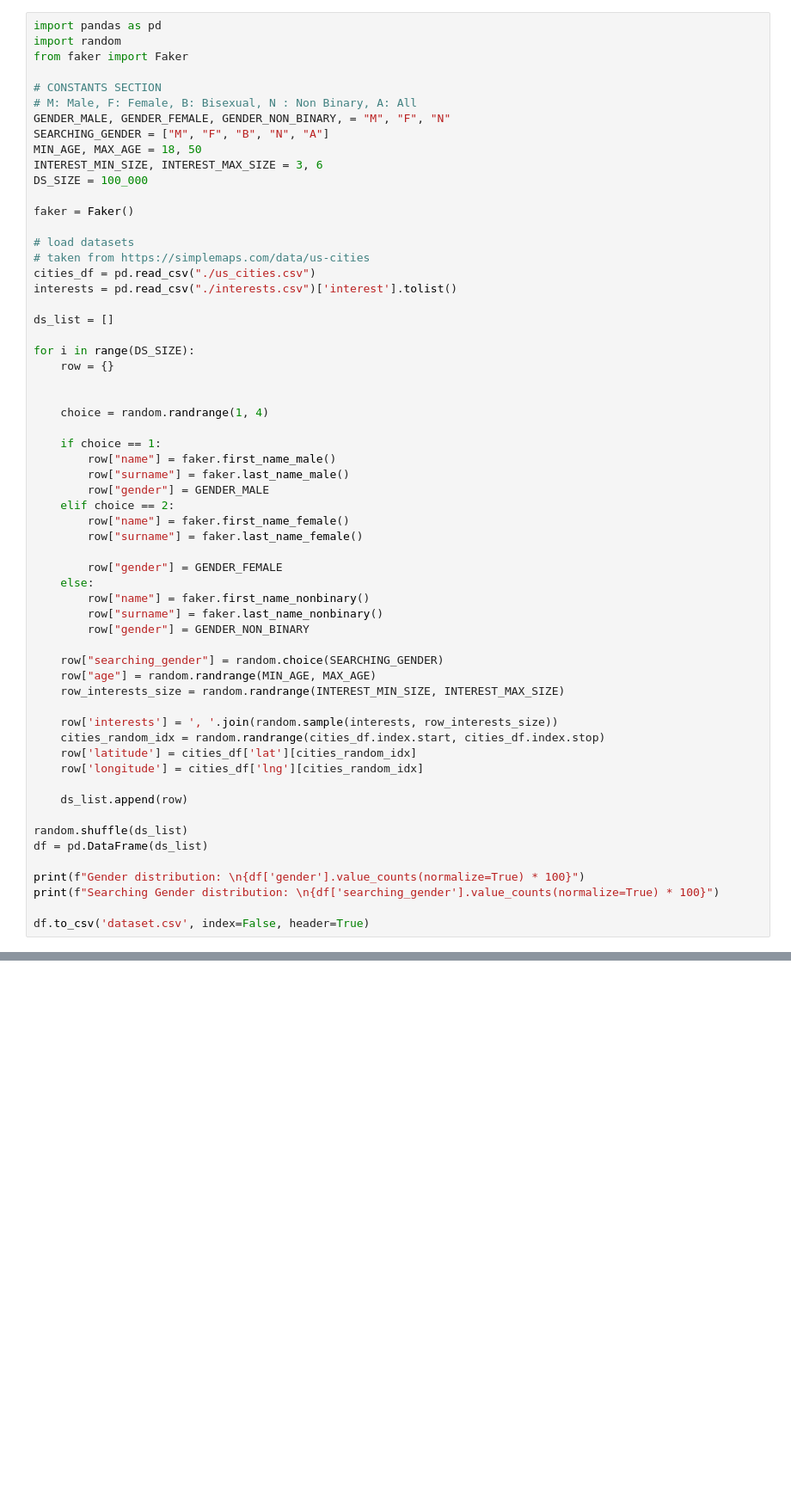
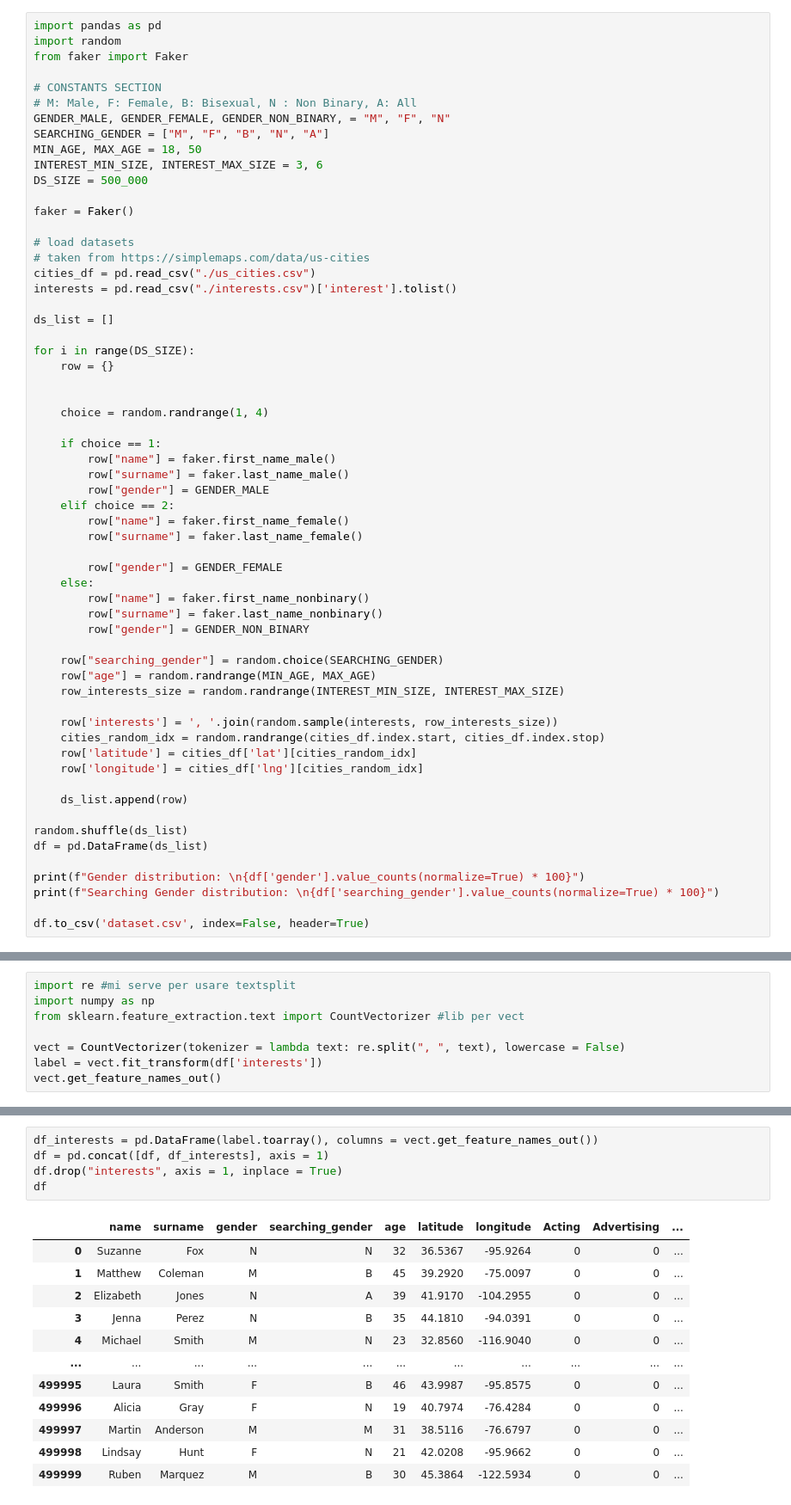
Before and after one commit to angelonazzaro/ZaMatcher, a Jupyter notebook: create_dataset.ipynb, the cells around one changed output, grey strips where cells are left out. Shown at 86% size. Saved outputs shown, nothing was run; the diff lists cells and outputs as text; blank space fills up the shorter version.

Commit message:
trained model with dataset without noise and increased dataset size to 500000

```diff
--- a/create_dataset.ipynb
+++ b/create_dataset.ipynb
@@ -9,7 +9,7 @@ GENDER_MALE, GENDER_FEMALE, GENDER_NON_BINARY, = "M", "F", "N"
 SEARCHING_GENDER = ["M", "F", "B", "N", "A"]
 MIN_AGE, MAX_AGE = 18, 50
 INTEREST_MIN_SIZE, INTEREST_MAX_SIZE = 3, 6
-DS_SIZE = 100_000
+DS_SIZE = 500_000
 
 faker = Faker()
 
@@ -73 +73,9 @@ A    19.910
 Name: searching_gender, dtype: float64
+# %%
+import re #mi serve per usare textsplit
+import numpy as np
+from sklearn.feature_extraction.text import CountVectorizer #lib per vect
+
+vect = CountVectorizer(tokenizer = lambda text: re.split(", ", text), lowercase = False)
+label = vect.fit_transform(df['interests'])
+vect.get_feature_names_out()
@@ -73,0 +100,18 @@ Name: searching_gender, dtype: float64
+# %%
+df_interests = pd.DataFrame(label.toarray(), columns = vect.get_feature_names_out())
+df = pd.concat([df, df_interests], axis = 1)
+df.drop("interests", axis = 1, inplace = True)
+df
+# %% [output]
+|  | name | surname | gender | searching_gender | age | latitude | longitude | Acting | Advertising | ... |
+| 0 | Suzanne | Fox | N | N | 32 | 36.5367 | -95.9264 | 0 | 0 | ... |
+| 1 | Matthew | Coleman | M | B | 45 | 39.2920 | -75.0097 | 0 | 0 | ... |
+| 2 | Elizabeth | Jones | N | A | 39 | 41.9170 | -104.2955 | 0 | 0 | ... |
+| 3 | Jenna | Perez | N | B | 35 | 44.1810 | -94.0391 | 0 | 0 | ... |
+| 4 | Michael | Smith | M | N | 23 | 32.8560 | -116.9040 | 0 | 0 | ... |
+| ... | ... | ... | ... | ... | ... | ... | ... | ... | ... | ... |
+| 499995 | Laura | Smith | F | B | 46 | 43.9987 | -95.8575 | 0 | 0 | ... |
+| 499996 | Alicia | Gray | F | N | 19 | 40.7974 | -76.4284 | 0 | 0 | ... |
+| 499997 | Martin | Anderson | M | M | 31 | 38.5116 | -76.6797 | 0 | 0 | ... |
+| 499998 | Lindsay | Hunt | F | N | 21 | 42.0208 | -95.9662 | 0 | 0 | ... |
+| 499999 | Ruben | Marquez | M | B | 30 | 45.3864 | -122.5934 | 0 | 0 | ... |
```
Also changed, not shown: parts of 3 cells of this notebook, 3 other files.
